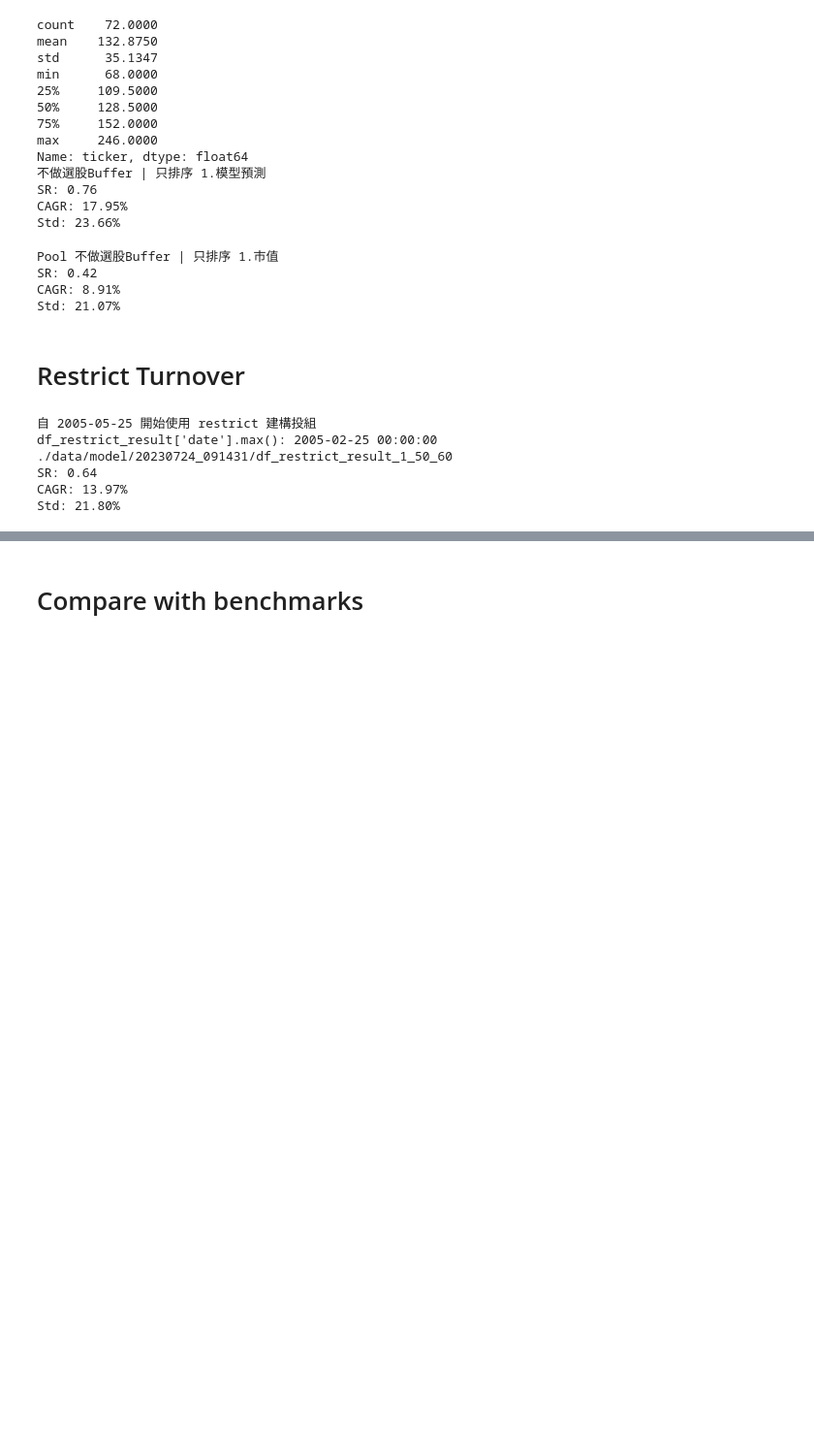
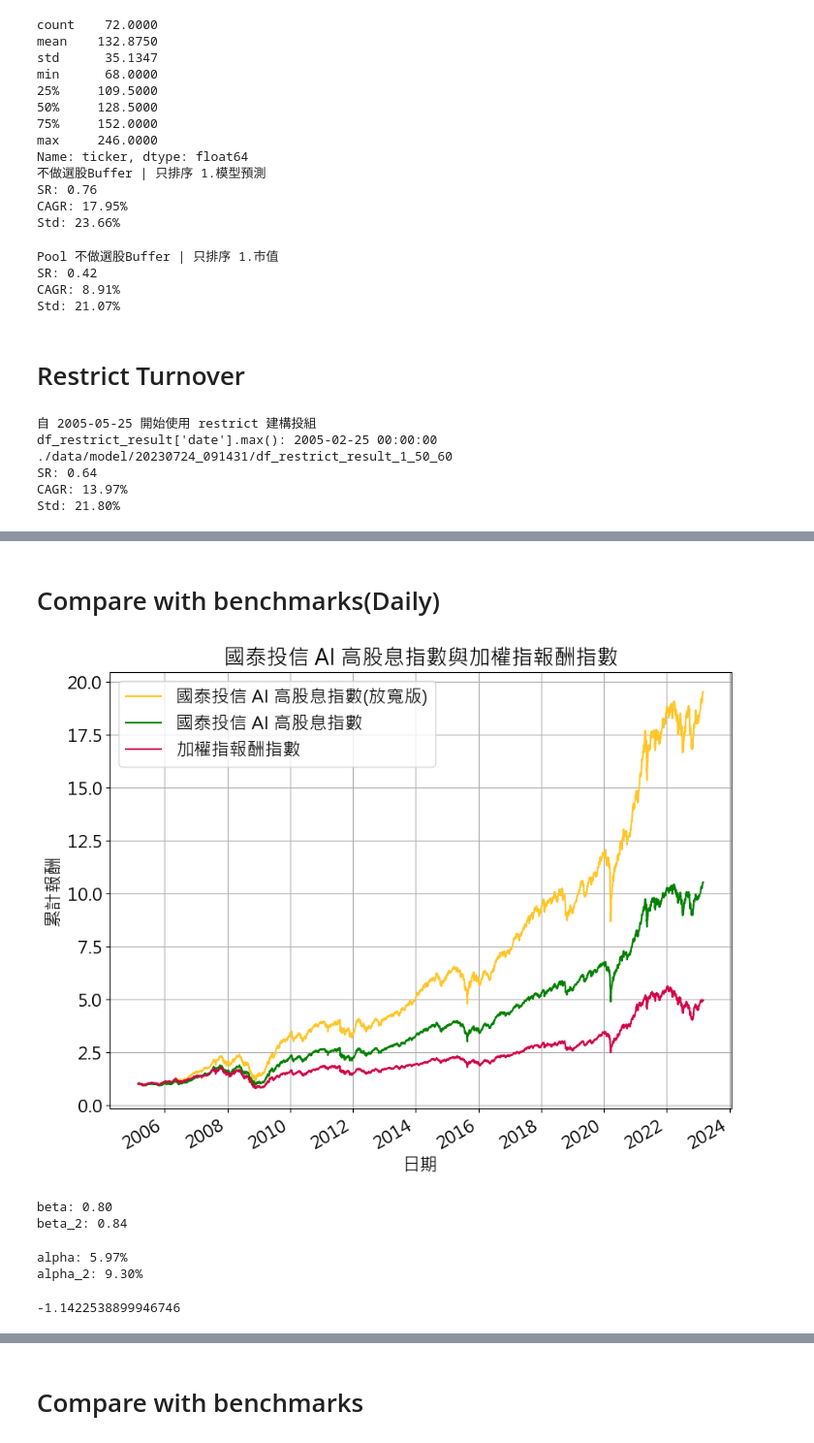
Before and after one commit to vayvay0993/hidiv, a Jupyter notebook: main_04_select_data.ipynb, the cells around one changed output, grey strips where cells are left out. Shown at 97% size. Saved outputs shown, nothing was run; the diff lists cells and outputs as text; code cells hidden in the pictures; blank space fills up the shorter version.

```diff
--- a/main_04_select_data.ipynb
+++ b/main_04_select_data.ipynb
@@ -471,0 +514,3 @@ Std: 21.80%
+# %%
+df_adjusted_price_temp = df_adjusted_price.copy()
+df_adjusted_price_temp.columns = ['date','ticker','price']
@@ -471,0 +567,51 @@ Std: 21.80%
+# %%
+df_portfolio_value_all = get_daily_portfolio(df_restrict_result)
+# %%
+df_portfolio_top_50 = get_daily_portfolio(df_select_filter_dividends_yield_top_50)
+# %% [markdown]
+# Compare with benchmarks(Daily)
+# %%
+df_compare_portfolio = df_portfolio_value_all.copy()
+df_compare_portfolio.columns = ['date','portfolio_value']
+df_compare_portfolio_2 = df_portfolio_top_50.copy()
+df_compare_portfolio_2.columns = ['date','portfolio_value_2']
+
+df_benchmarks_all = pd.read_excel('./data/benchmarks.xlsx')
+df_benchmarks_all.columns = ['日期', 'TWA02', '台灣精選高息報酬指數', '微波高息精選20報酬指數', '特選台灣產業龍頭存股等權重報酬指數', '存股雙十等權重報酬指數']
+benchmark_list = df_benchmarks_all.columns.to_list()
+benchmark_list.remove('日期')
+benchmark_list.remove('台灣精選高息報酬指數')
+benchmark_list.remove('特選台灣產業龍頭存股等權重報酬指數')
+
+index_name = benchmark_list[0]
+df_benchmarks_temp = df_benchmarks_all[['日期',f'{index_name}']].copy()
+df_benchmarks_temp.columns = ['date',f'{index_name}']
+df_benchmarks_temp.dropna(inplace=True)
+# change the date format to datetime
+df_benchmarks_temp['date'] = pd.to_datetime(df_benchmarks_temp['date'], format='%Y/%m/%d')
+df_benchmarks_temp.sort_values('date', inplace=True)
+df_benchmarks_temp = df_benchmarks_temp.merge(df_compare_portfolio, on='date', how='left').dropna().copy()
+df_benchmarks = df_benchmarks_temp.merge(df_compare_portfolio_2, on='date', how='left').dropna().copy()
+df_benchmarks.reset_index(drop=True, inplace=True)
+df_benchmarks.drop_duplicates(inplace=True)
+# scale the benchmark and portfolio value to 1
+df_benchmarks[f'{index_name}_scale'] = df_benchmarks[f'{index_name}'] / df_benchmarks[f'{index_name}'].iloc[0]
+df_benchmarks['portfolio_value_scale'] = df_benchmarks['portfolio_value'] / df_benchmarks['portfolio_value'].iloc[0]
+df_benchmarks['portfolio_value_scale_2'] = df_benchmarks['portfolio_value_2'] / df_benchmarks['portfolio_value_2'].iloc[0]
+
+df_benchmarks.set_index('date', inplace=True)
+df_benchmarks[['portfolio_value_scale_2', 'portfolio_value_scale', f'{index_name}_scale']].plot(figsize=(10,8), color=['#ffc629','green','#d30046'])
+
+matplotlib.rcParams['font.size'] = 16
+
+plt.grid(True)
+plt.title('國泰投信 AI 高股息指數與加權指報酬指數')
+plt.xlabel('日期')
+# Set legend names
+plt.legend(['國泰投信 AI 高股息指數(放寬版)', '國泰投信 AI 高股息指數', '加權指報酬指數'])
+# plt.legend(['國泰投信 AI 高股息指數', index_name])
+plt.ylabel('累計報酬')
+plt.grid(True)
+# plt.savefig(f'./figs/{model_folder_name}/放寬版_{index_name}_30.png', bbox_inches='tight')
+# %% [output]
+[figure, added]
@@ -471,0 +622,26 @@ Std: 21.80%
+# %%
+# calculate the beta of portfolio and benchmark
+beta = df_benchmarks[['portfolio_value_rt', f'{index_name}_rt']].cov().iloc[0,1] / df_benchmarks[f'{index_name}_rt'].var()
+print(f'beta: {beta:.2f}')
+beta_2 = df_benchmarks[['portfolio_value_rt_2', f'{index_name}_rt']].cov().iloc[0,1] / df_benchmarks[f'{index_name}_rt'].var()
+print(f'beta_2: {beta_2:.2f}')
+# %% [output]
+beta: 0.80
+beta_2: 0.84
+# %%
+# calculate the alpha of portfolio and benchmark
+alpha = df_benchmarks[['portfolio_value_rt', f'{index_name}_rt']].mean().iloc[0] - beta * df_benchmarks[f'{index_name}_rt'].mean()
+# annualize the alpha
+ann_alpha = (1+alpha)**240 - 1
+
+print(f'alpha: {ann_alpha:.2%}')
+alpha_2 = df_benchmarks[['portfolio_value_rt_2', f'{index_name}_rt']].mean().iloc[0] - beta_2 * df_benchmarks[f'{index_name}_rt'].mean()
+ann_alpha_2 = (1+alpha_2)**240 - 1
+print(f'alpha_2: {ann_alpha_2:.2%}')
+# %% [output]
+alpha: 5.97%
+alpha_2: 9.30%
+# %%
+alpha
+# %% [output]
+-1.1422538899946746
```
Also changed, not shown: parts of 42 cells of this notebook, 3 other files.
